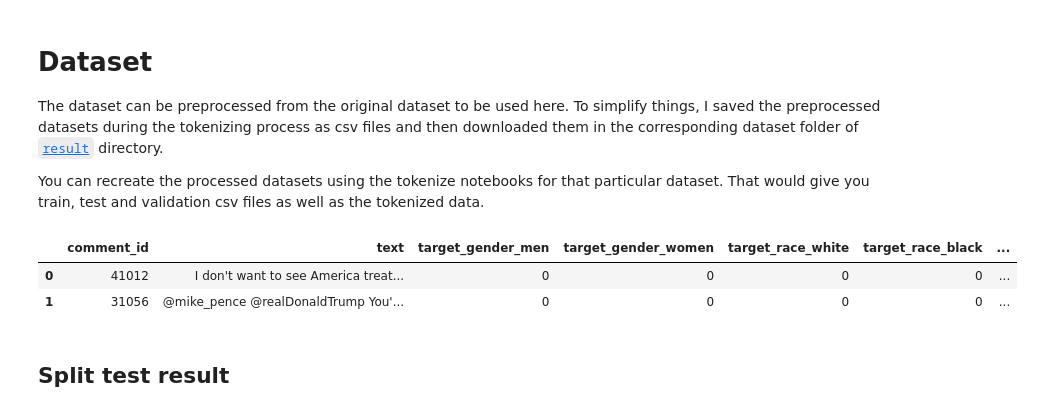
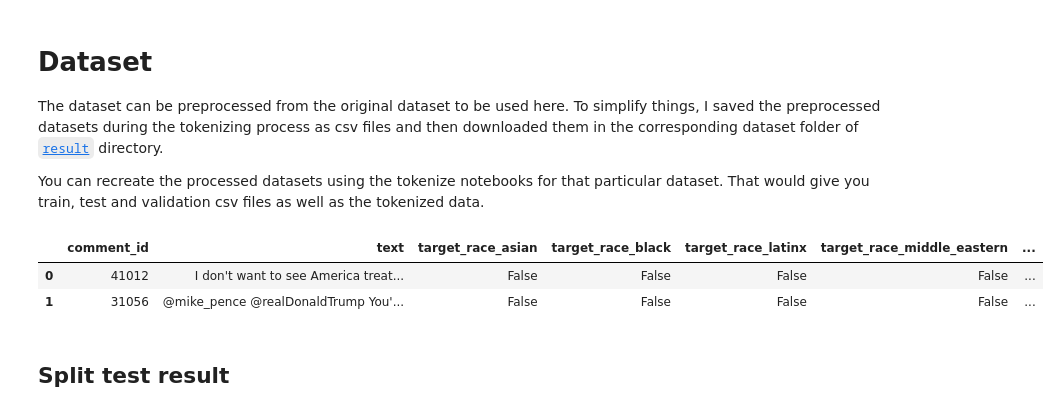
Before and after one commit to khairulislam/DP-on-NLP-Bias, a Jupyter notebook: src/ucberkeley/benchmark.ipynb, the cells around one changed output. Drawn from its saved outputs; the diff is of its cells as text; code cells hidden in the pictures.

```diff
--- a/src/ucberkeley/benchmark.ipynb
+++ b/src/ucberkeley/benchmark.ipynb
@@ -18,16 +15,17 @@ pd.set_option('display.max_colwidth', None)
 # %% [markdown]
 # Result path
 # %%
-dataset_name = 'ucberkeley hate speech'
-model_name = 'distilbert'
+dataset_name = 'ucberkeley'
+model_name = 'bert-base-uncased'
+run_name = "run 1"
 
 # change to ../../results/{dataset_name} when using inside one of the data subfolders
-result_folder = f'../../results/{dataset_name}'
-test_csv_filepath = os.path.join(result_folder, 'test.csv')
+run_folder = f'../../results/{dataset_name}/{run_name}'
+test_csv_filepath = os.path.join(run_folder, 'test.csv')
 
-model_folder = os.path.join(result_folder, model_name) # for this particular model
+model_folder = os.path.join(run_folder, model_name) # for this particular model
 normal_folder = os.path.join(model_folder, 'normal')
-dp_folder = os.path.join(model_folder, 'epsilon 1.0')
+dp_folder = os.path.join(model_folder, 'epsilon 3.0')
 
 result_filepath = os.path.join(normal_folder, 'results.csv')
 dp_result_filepath = os.path.join(dp_folder, 'results.csv')
@@ -39,13 +37,13 @@ You can recreate the processed datasets using the tokenize notebooks for that pa
 # %%
 result = pd.read_csv(result_filepath)
 dp_result = pd.read_csv(dp_result_filepath)
-df = pd.read_csv(test_csv_filepath)
+test_df = pd.read_csv(test_csv_filepath)
 # %%
-df.head(2)
+test_df.head(2)
 # %% [output]
-|  | comment_id | text | target_gender_men | target_gender_women | target_race_white | target_race_black | ... |
-| 0 | 41012 | I don't want to see America treat... | 0 | 0 | 0 | 0 | ... |
-| 1 | 31056 | @mike_pence @realDonaldTrump You'... | 0 | 0 | 0 | 0 | ... |
+|  | comment_id | text | target_race_asian | target_race_black | target_race_latinx | target_race_middle_eastern | ... |
+| 0 | 41012 | I don't want to see America treat... | False | False | False | False | ... |
+| 1 | 31056 | @mike_pence @realDonaldTrump You'... | False | False | False | False | ... |
 # %% [markdown]
 ## Split test result
 # %%
```
Also changed, not shown: parts of 13 cells of this notebook, 4 other files.
